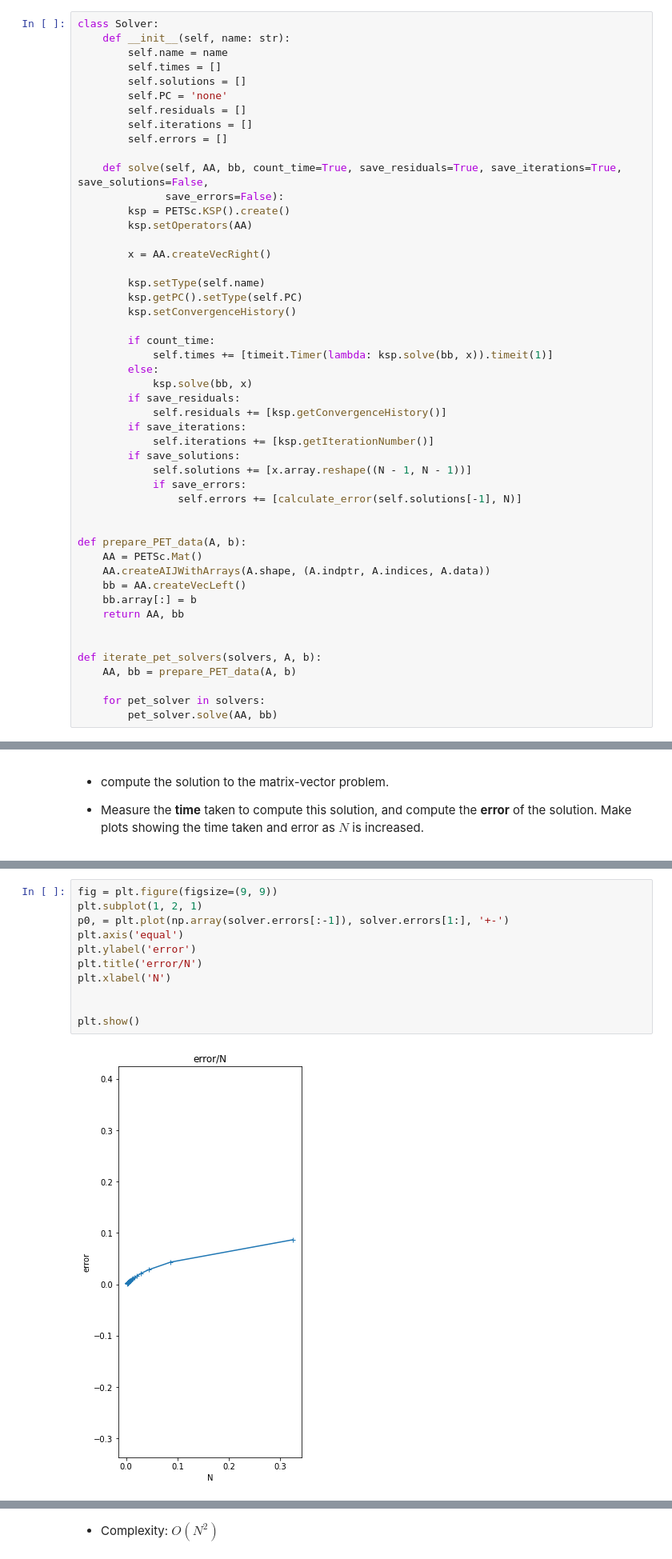
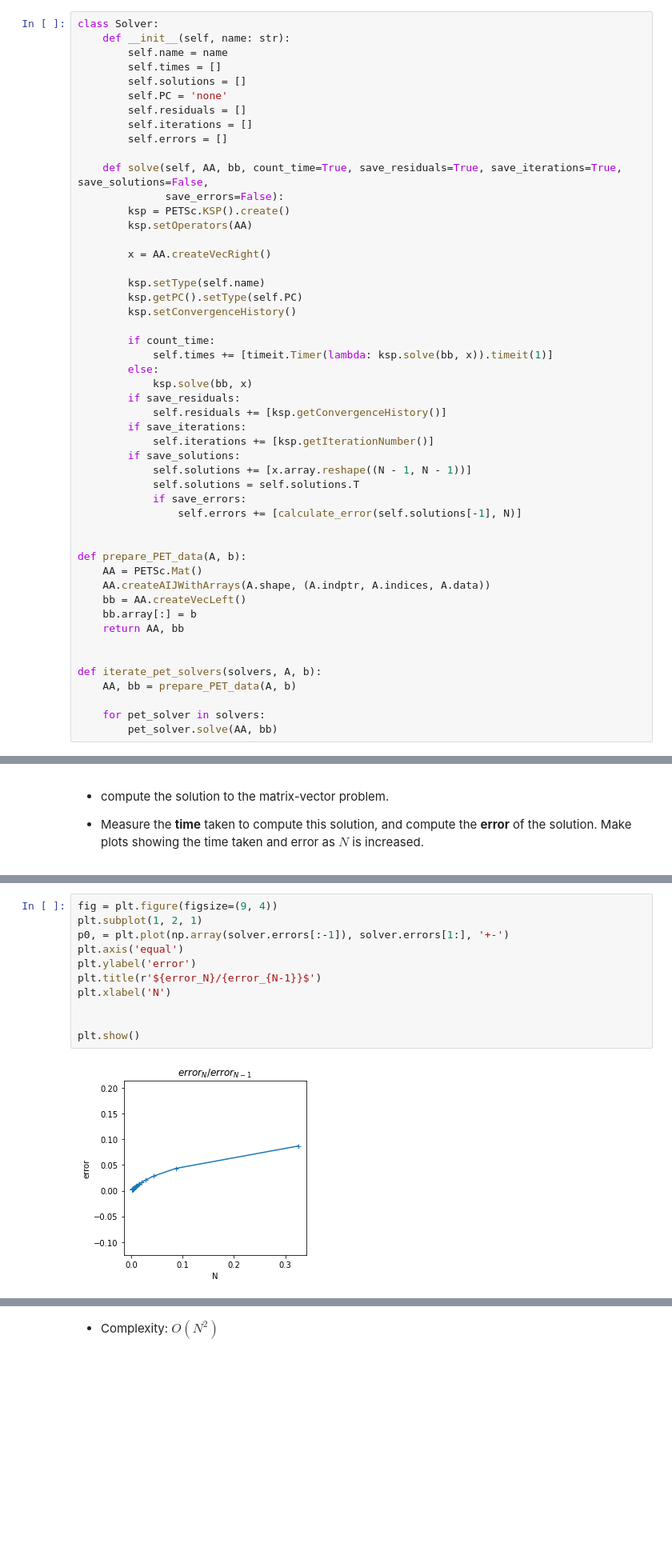
Before and after one commit to YRYoung/HPC, a Jupyter notebook: Assigenment/Assignment_4.ipynb, the cells around one changed output, grey strips where cells are left out. Shown at 80% size. Saved outputs shown, nothing was run; the diff lists cells and outputs as text; blank space fills up the shorter version.

```diff
--- a/Assigenment/Assignment_4.ipynb
+++ b/Assigenment/Assignment_4.ipynb
@@ -221,6 +221,7 @@ class Solver:
             self.iterations += [ksp.getIterationNumber()]
         if save_solutions:
             self.solutions += [x.array.reshape((N - 1, N - 1))]
+            self.solutions = self.solutions.T
             if save_errors:
                 self.errors += [calculate_error(self.solutions[-1], N)]
 
@@ -403,18 +404,18 @@ plt.show()
 # %% [output]
 [figure]
 # %%
-fig = plt.figure(figsize=(9, 9))
+fig = plt.figure(figsize=(9, 4))
 plt.subplot(1, 2, 1)
 p0, = plt.plot(np.array(solver.errors[:-1]), solver.errors[1:], '+-')
 plt.axis('equal')
 plt.ylabel('error')
-plt.title('error/N')
+plt.title(r'${error_N}/{error_{N-1}}$')
 plt.xlabel('N')
 
 
 plt.show()
 # %% [output]
-[figure, old version]
+[figure, new version]
 # %% [markdown]
 
  * estimate the **complexity** of the solver you are using
```
